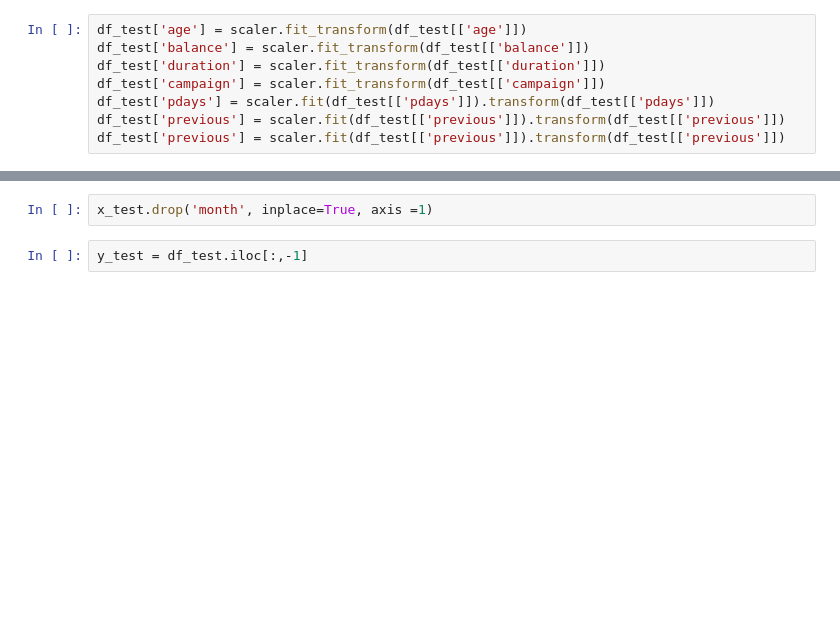
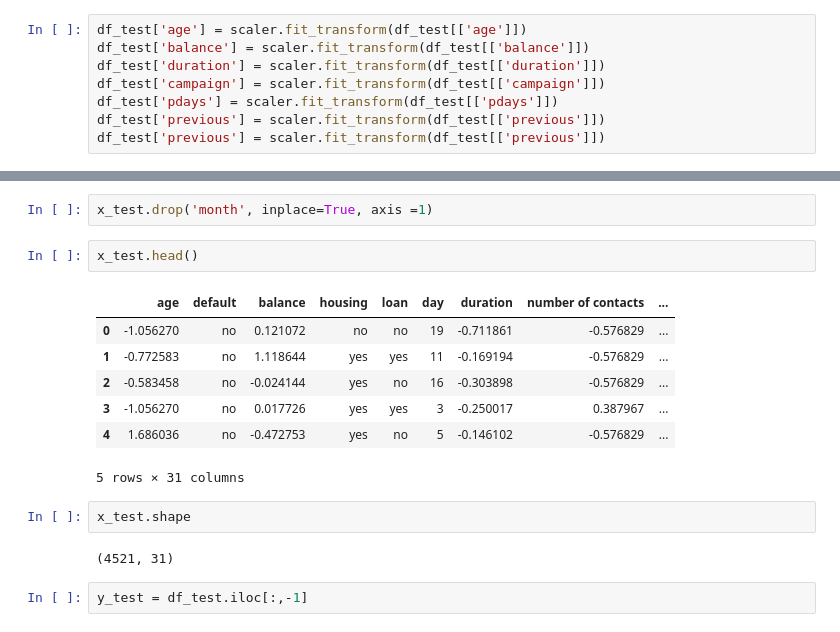
Before and after one commit to adityasngh/Bank-Marketing-Dataset, a Jupyter notebook: Banking Marketing Targets.ipynb, the cells around one changed output, grey strips where cells are left out. Cells and saved outputs as stored; diff of their text form; blank space fills up the shorter version.

```diff
--- a/Banking Marketing Targets.ipynb
+++ b/Banking Marketing Targets.ipynb
@@ -199,9 +199,9 @@ df_test['age'] = scaler.fit_transform(df_test[['age']])
 df_test['balance'] = scaler.fit_transform(df_test[['balance']])
 df_test['duration'] = scaler.fit_transform(df_test[['duration']])
 df_test['campaign'] = scaler.fit_transform(df_test[['campaign']])
-df_test['pdays'] = scaler.fit(df_test[['pdays']]).transform(df_test[['pdays']])
-df_test['previous'] = scaler.fit(df_test[['previous']]).transform(df_test[['previous']])
-df_test['previous'] = scaler.fit(df_test[['previous']]).transform(df_test[['previous']])
+df_test['pdays'] = scaler.fit_transform(df_test[['pdays']])
+df_test['previous'] = scaler.fit_transform(df_test[['previous']])
+df_test['previous'] = scaler.fit_transform(df_test[['previous']])
 # %%
 df_test.rename(columns={'campaign':'number of contacts'}, inplace=True)
 df_test.rename(columns={'pdays': '#days gap b/w contact'}, inplace=True)
@@ -219,6 +219,20 @@ df_test = df_test[columns_order]
 x_test = df_test.iloc[:,0:-1]
 # %%
 x_test.drop('month', inplace=True, axis =1)
+# %%
+x_test.head()
+# %% [output]
+|  | age | default | balance | housing | loan | day | duration | number of contacts | ... |
+| 0 | -1.056270 | no | 0.121072 | no | no | 19 | -0.711861 | -0.576829 | ... |
+| 1 | -0.772583 | no | 1.118644 | yes | yes | 11 | -0.169194 | -0.576829 | ... |
+| 2 | -0.583458 | no | -0.024144 | yes | no | 16 | -0.303898 | -0.576829 | ... |
+| 3 | -1.056270 | no | 0.017726 | yes | yes | 3 | -0.250017 | 0.387967 | ... |
+| 4 | 1.686036 | no | -0.472753 | yes | no | 5 | -0.146102 | -0.576829 | ... |
+5 rows × 31 columns
+# %%
+x_test.shape
+# %% [output]
+(4521, 31)
 # %%
 y_test = df_test.iloc[:,-1]
 # %%
```
